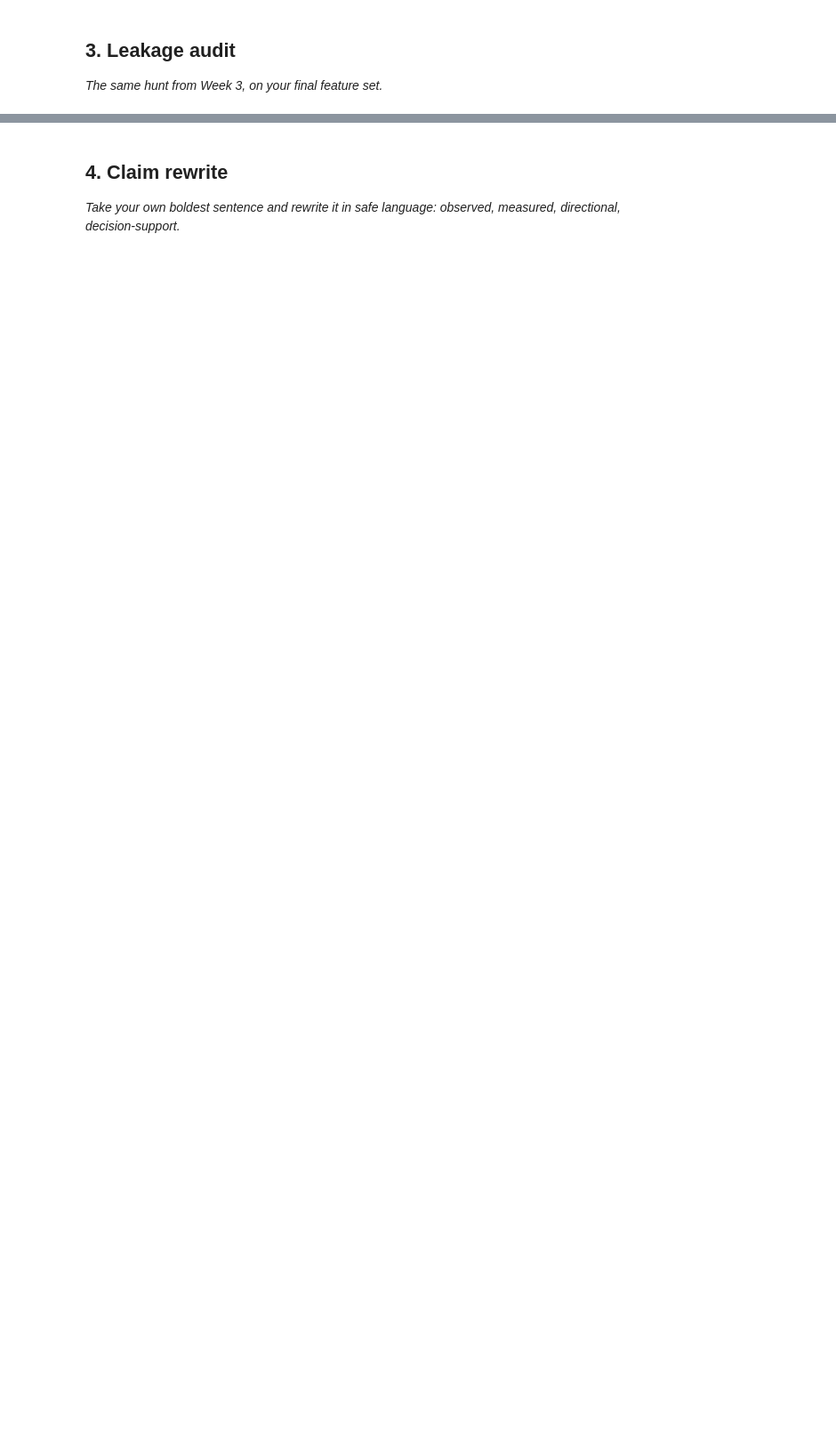
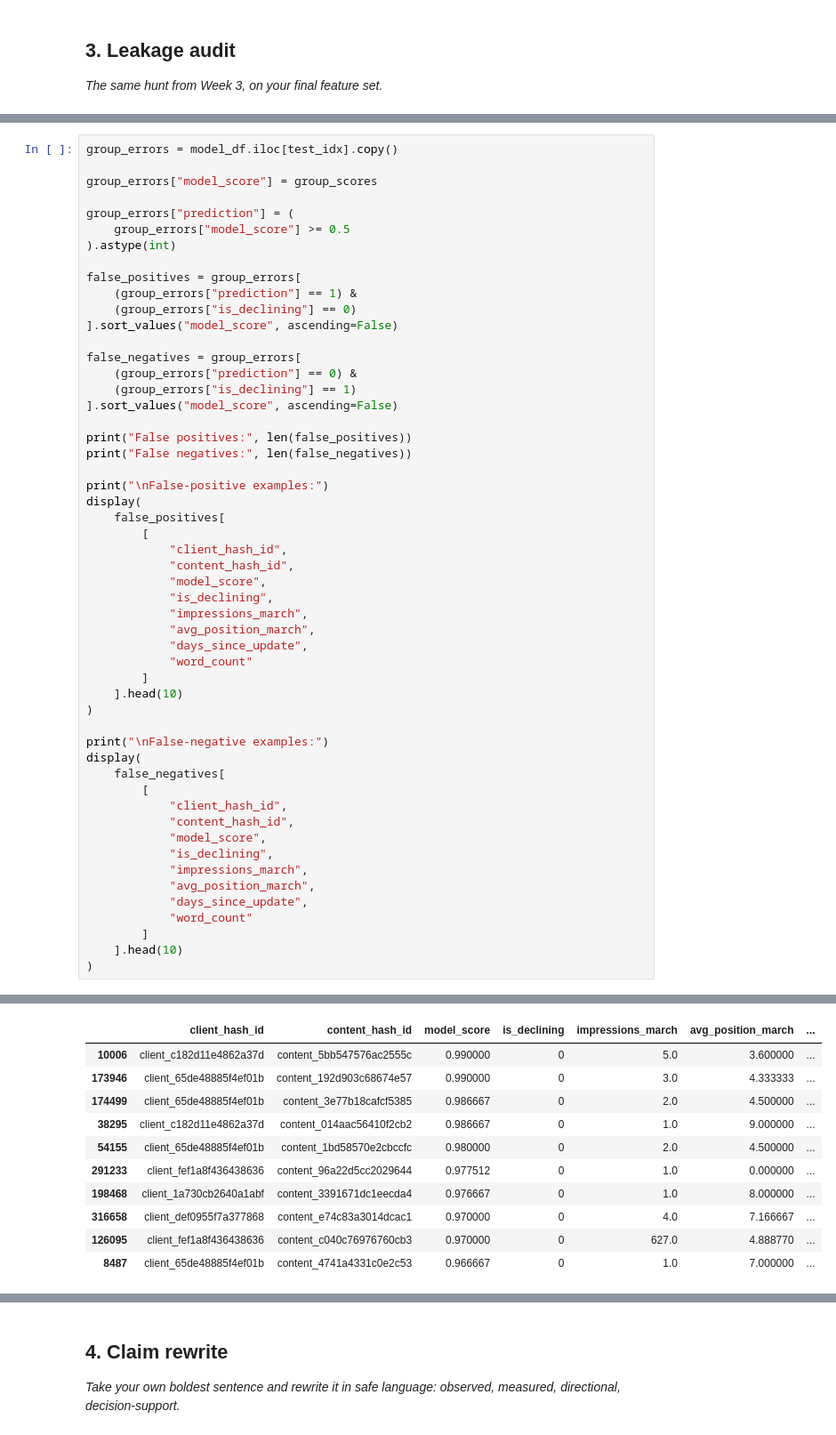
Before and after one commit to SaaDasim05/Flyrank-ML-Internship, a Jupyter notebook: work/notebooks/w06_validation_audit.ipynb, the cells around one changed output, grey strips where cells are left out. Shown at 89% size. Saved outputs shown, nothing was run; the diff lists cells and outputs as text; blank space fills up the shorter version.

```diff
--- a/work/notebooks/w06_validation_audit.ipynb
+++ b/work/notebooks/w06_validation_audit.ipynb
@@ -29,0 +296,54 @@ This skeleton is yours to fill. Work the sections **in order** — each one has
+# %%
+group_errors = model_df.iloc[test_idx].copy()
+
+group_errors["model_score"] = group_scores
+
+group_errors["prediction"] = (
+    group_errors["model_score"] >= 0.5
+).astype(int)
+
+false_positives = group_errors[
+    (group_errors["prediction"] == 1) &
+    (group_errors["is_declining"] == 0)
+].sort_values("model_score", ascending=False)
+
+false_negatives = group_errors[
+    (group_errors["prediction"] == 0) &
+    (group_errors["is_declining"] == 1)
+].sort_values("model_score", ascending=False)
+
+print("False positives:", len(false_positives))
+print("False negatives:", len(false_negatives))
+
+print("\nFalse-positive examples:")
+display(
+    false_positives[
+        [
+            "client_hash_id",
+            "content_hash_id",
+            "model_score",
+            "is_declining",
+            "impressions_march",
+            "avg_position_march",
+            "days_since_update",
+            "word_count"
+        ]
+    ].head(10)
+)
+
+print("\nFalse-negative examples:")
+display(
+    false_negatives[
+        [
+            "client_hash_id",
+            "content_hash_id",
+            "model_score",
+            "is_declining",
+            "impressions_march",
+            "avg_position_march",
+            "days_since_update",
+            "word_count"
+        ]
+    ].head(10)
+)
+# %% [output]
@@ -29,0 +354,11 @@ This skeleton is yours to fill. Work the sections **in order** — each one has
+|  | client_hash_id | content_hash_id | model_score | is_declining | impressions_march | avg_position_march | ... |
+| 10006 | client_c182d11e4862a37d | content_5bb547576ac2555c | 0.990000 | 0 | 5.0 | 3.600000 | ... |
+| 173946 | client_65de48885f4ef01b | content_192d903c68674e57 | 0.990000 | 0 | 3.0 | 4.333333 | ... |
+| 174499 | client_65de48885f4ef01b | content_3e77b18cafcf5385 | 0.986667 | 0 | 2.0 | 4.500000 | ... |
+| 38295 | client_c182d11e4862a37d | content_014aac56410f2cb2 | 0.986667 | 0 | 1.0 | 9.000000 | ... |
+| 54155 | client_65de48885f4ef01b | content_1bd58570e2cbccfc | 0.980000 | 0 | 2.0 | 4.500000 | ... |
+| 291233 | client_fef1a8f436438636 | content_96a22d5cc2029644 | 0.977512 | 0 | 1.0 | 0.000000 | ... |
+| 198468 | client_1a730cb2640a1abf | content_3391671dc1eecda4 | 0.976667 | 0 | 1.0 | 8.000000 | ... |
+| 316658 | client_def0955f7a377868 | content_e74c83a3014dcac1 | 0.970000 | 0 | 4.0 | 7.166667 | ... |
+| 126095 | client_fef1a8f436438636 | content_c040c76976760cb3 | 0.970000 | 0 | 627.0 | 4.888770 | ... |
+| 8487 | client_65de48885f4ef01b | content_4741a4331c0e2c53 | 0.966667 | 0 | 1.0 | 7.000000 | ... |
```
Also changed, not shown: parts of 19 cells of this notebook.
